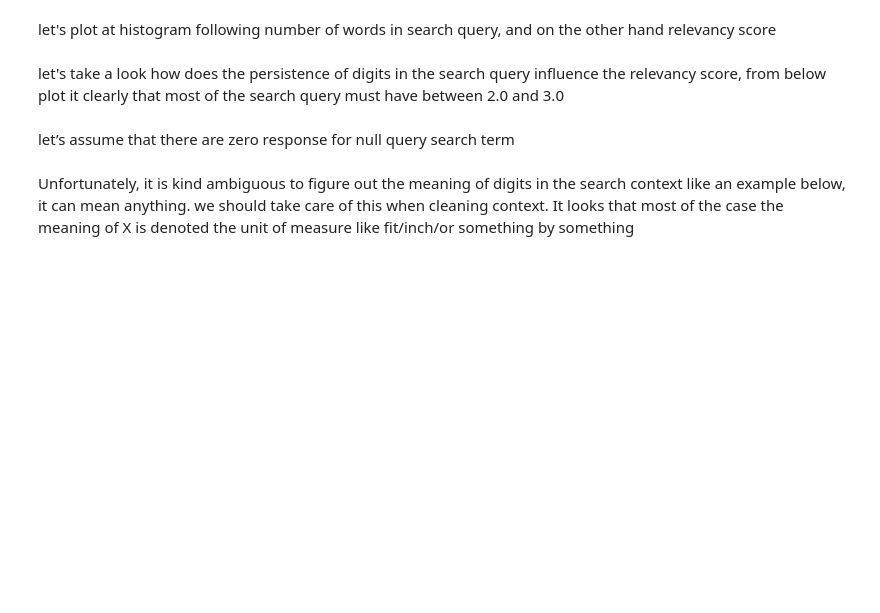
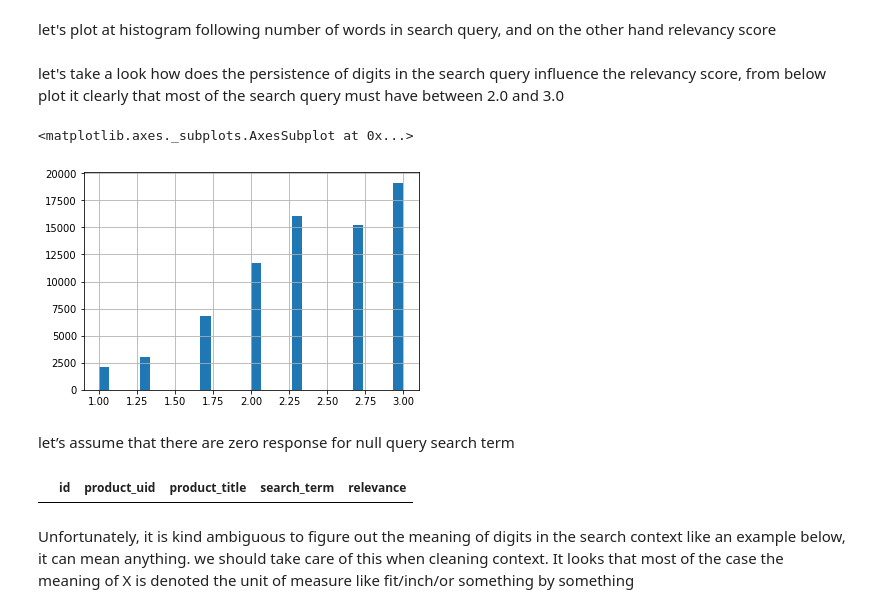
Before and after one commit to YurieCo/Data-science-intern, a Jupyter notebook: Kaggle/EDA_and_ML.ipynb, the cells around one changed output. Drawn from its saved outputs; the diff is of its cells as text; code cells hidden in the pictures; blank space fills up the shorter version.

```diff
--- a/Kaggle/EDA_and_ML.ipynb
+++ b/Kaggle/EDA_and_ML.ipynb
@@ -59,16 +279,20 @@ let's plot at histogram following number of words in search query, and on the ot
 # %% [markdown]
 let's take a look how does the persistence of digits in the search query influence the relevancy score, from below plot it clearly that most of the search query must have between 2.0 and 3.0
 # %%
-(training_data.search_term.str.count("\\d+")).hist(bins=30)
+# (training_data.search_term.str.count("\\d+")).hist(bins=30)
 (training_data.relevance ).hist(bins=30)
-(training_data.search_term.str.count("^\\d+ . \\d+$")).hist(bins=30)
+# (training_data.search_term.str.count("^\\d+ . \\d+$")).hist(bins=30)
+# %% [output]
+<matplotlib.axes._subplots.AxesSubplot at 0x...>
+[figure, added]
 # %%
 (training_data.search_term.str.count("^\\d+ . \\d+$")).std()
 # %% [markdown]
 let’s assume that there are zero response for null query search term
 # %%
-training_data[training_data.search_term.str.count('\\w+') < 1]
 # training_data[training_data.search_term.str.contains('^\d+') < 1]
+# %% [output]
+|  | id | product_uid | product_title | search_term | relevance |
 # %%
 # an interest case can be see below, unfortunattly we cannot get rid of this element since it will make a bad impact on model
 training_data[training_data.product_uid==100030]
```
Also changed, not shown: parts of 35 cells of this notebook.
